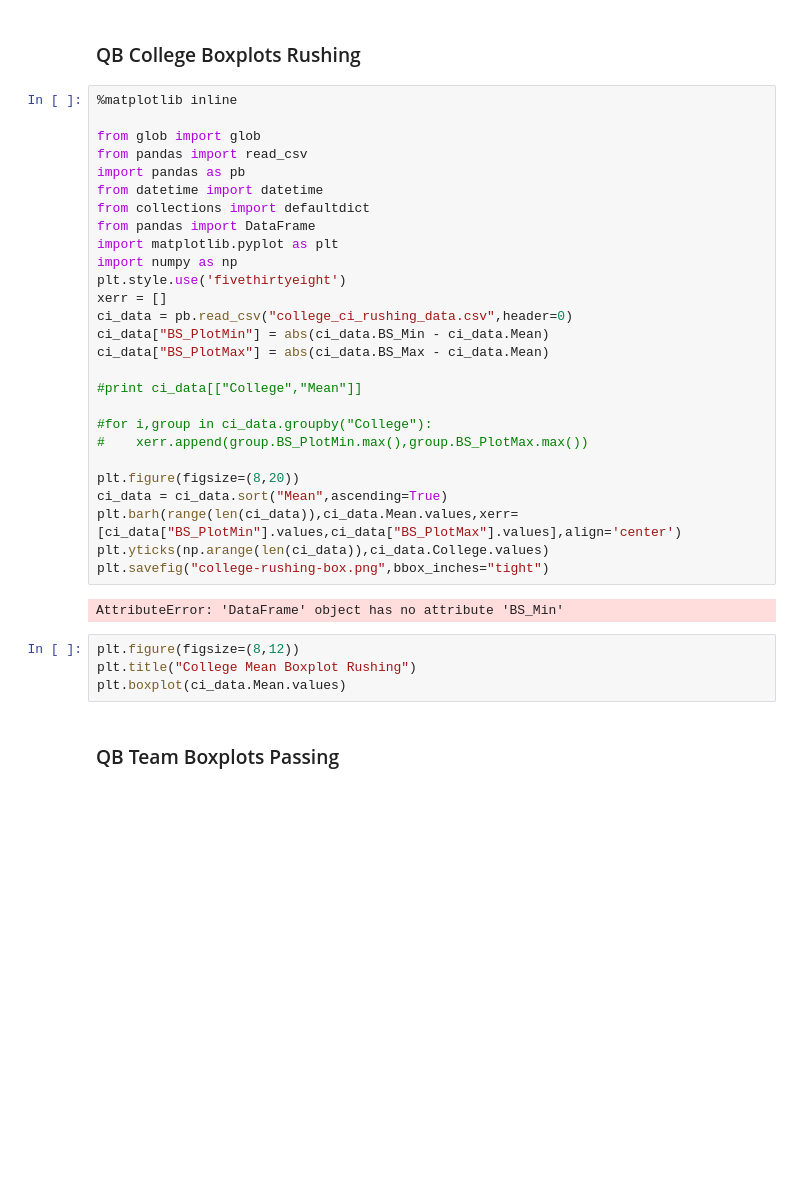
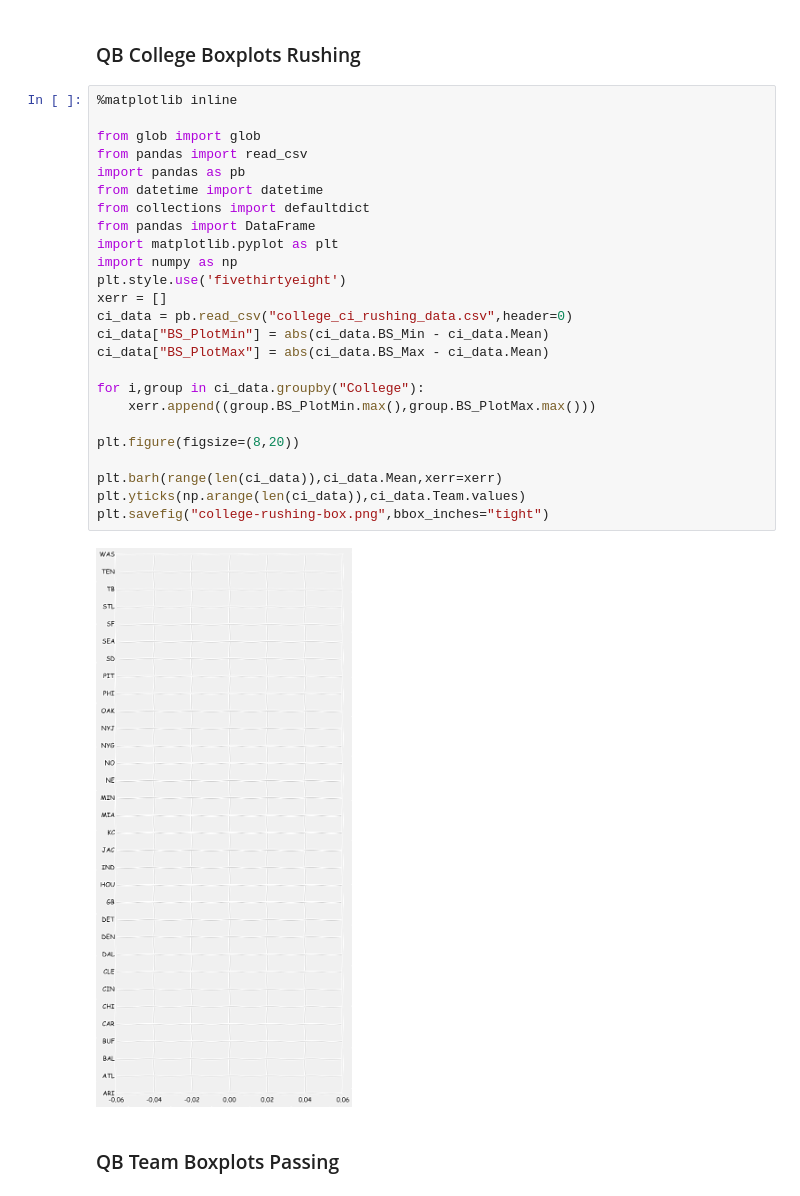
Before and after one commit to batorobe/Data-Analysis-Repo, a Jupyter notebook: NFL DB.ipynb, the cells around one changed output. Cells and saved outputs as stored; diff of their text form; blank space fills up the shorter version.

```diff
--- a/NFL DB.ipynb
+++ b/NFL DB.ipynb
@@ -115,36 +124,30 @@ plt.boxplot(ci_data.Mean.values)
 # %%
 %matplotlib inline
 
 from glob import glob
 from pandas import read_csv
 import pandas as pb
 from datetime import datetime
 from collections import defaultdict
 from pandas import DataFrame
 import matplotlib.pyplot as plt
 import numpy as np
 plt.style.use('fivethirtyeight')
 xerr = []
 ci_data = pb.read_csv("college_ci_rushing_data.csv",header=0)
 ci_data["BS_PlotMin"] = abs(ci_data.BS_Min - ci_data.Mean)
 ci_data["BS_PlotMax"] = abs(ci_data.BS_Max - ci_data.Mean)
 
-#print ci_data[["College","Mean"]]
-
-#for i,group in ci_data.groupby("College"):
-#    xerr.append(group.BS_PlotMin.max(),group.BS_PlotMax.max())
+for i,group in ci_data.groupby("College"):
+    xerr.append((group.BS_PlotMin.max(),group.BS_PlotMax.max()))
 
 plt.figure(figsize=(8,20))
-ci_data = ci_data.sort("Mean",ascending=True)
-plt.barh(range(len(ci_data)),ci_data.Mean.values,xerr=[ci_data["BS_PlotMin"].values,ci_data["BS_PlotMax"].values],align='center')
-plt.yticks(np.arange(len(ci_data)),ci_data.College.values)
+
+plt.barh(range(len(ci_data)),ci_data.Mean,xerr=xerr)
+plt.yticks(np.arange(len(ci_data)),ci_data.Team.values)
 plt.savefig("college-rushing-box.png",bbox_inches="tight")
 # %% [output]
-AttributeError: 'DataFrame' object has no attribute 'BS_Min'
+[figure, added]
-# %%
-plt.figure(figsize=(8,12))
-plt.title("College Mean Boxplot Rushing")
-plt.boxplot(ci_data.Mean.values)
 # %% [markdown]
 ### QB Team Boxplots Passing
 # %%
```
Also changed, not shown: parts of 16 cells of this notebook, 1 other file.
